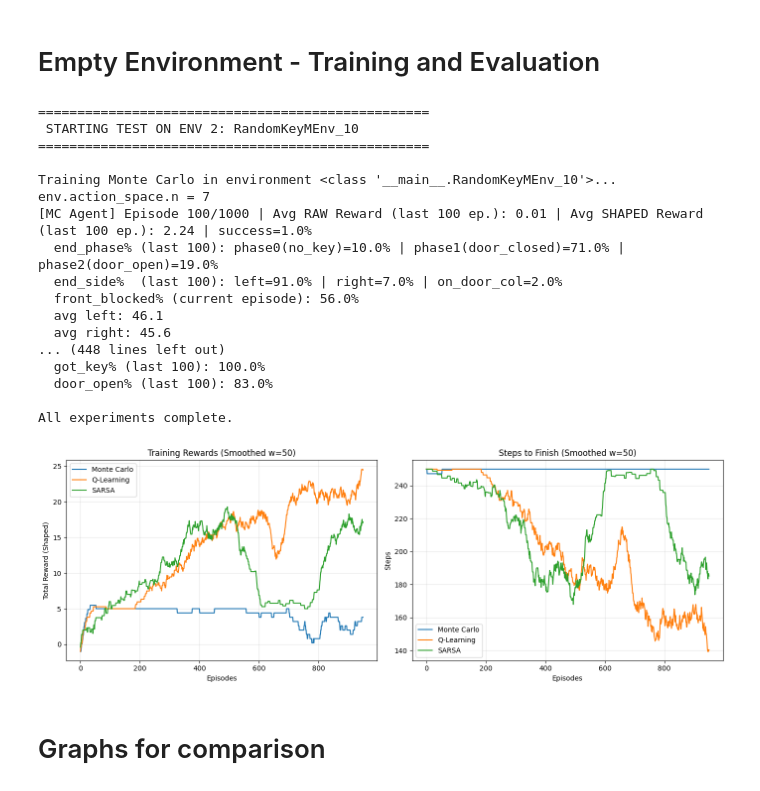
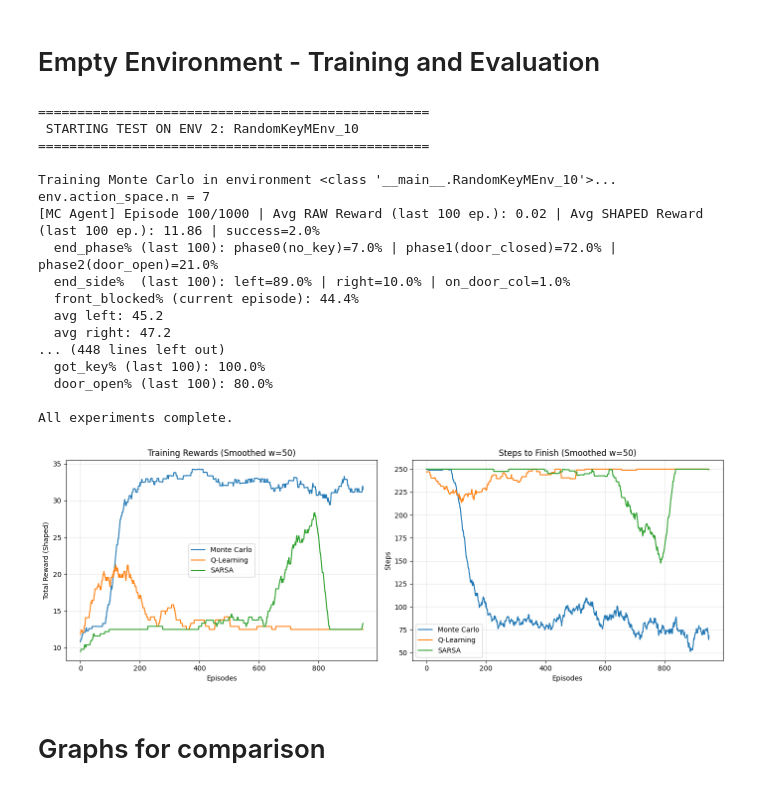
Before and after one commit to shaytanne/runi-reinforcement_learning-assignment2, a Jupyter notebook: MidProject_tabular_RL_Minigrid.ipynb, the cells around one changed output. Saved outputs shown, nothing was run; the diff lists cells and outputs as text; code cells hidden in the pictures.

Commit message:
- reward shaping key 15, goal 20, step -0.01 - MC > 85% , Q & sarsa broke

```diff
--- a/MidProject_tabular_RL_Minigrid.ipynb
+++ b/MidProject_tabular_RL_Minigrid.ipynb
@@ -770,8 +770,8 @@ class StateHandler:
                 # target
                 wall_column = getattr(self.env.unwrapped, "partition_col", None)
                 agent_x = agent_position[0]
-                reached_door = (wall_column is not None and agent_x >= wall_column)
-                target_position = goal_position if reached_door else door_position
+                is_crossed = (wall_column is not None and agent_x > wall_column)
+                target_position = goal_position if is_crossed else door_position
 
         # calculate relative vector (target - agent)
         dx = target_position[0] - agent_position[0]
@@ -1318,10 +1320,9 @@ class ExperimentRunner:
                 # DEBUG: print action counts # todo
                 avg_counts = np.mean(np.stack(action_counts_window, axis=0), axis=0)
                 # MiniGrid action names by index: 0 left, 1 right, 2 forward, 3 pickup, 4 drop, 5 toggle, 6 done
-                # (your key env uses 6 actions: 0..5, so 'done' isn't present)
                 names = ["left", "right", "forward", "pickup", "drop", "toggle", "done"]
-                for i, name in enumerate(names[:self.env.action_space.n]):
-                    print(f"  avg {name}: {avg_counts[i]:.1f}")
+                avg_counts_str = ", ".join(f"{names[i]}={avg_counts[i]:.1f}" for i in range(self.env.action_space.n))
+                print(f"  avg_action_counts (last 100): {avg_counts_str}")
                 print(f"  mean steps (last 100): {np.mean(steps_history[-100:]):.1f}")
                 print(f"  sum(avg action counts): {avg_counts.sum():.1f}")
                 print(f"  got_key% (last 100): {100*np.mean(got_key_hist[-100:]):.1f}%")
@@ -1507,19 +1508,19 @@ def key_door_reward_shaping(env: KeyFlatObsWrapper, reward: float , key_bonus_gi
 
     # penalty - step cost
     if reward == 0:
-        reward -= 0.1
+        reward -= 0.01
 
     # todo
     if reward == 1:
-        reward = 10.0
+        reward = 20.0
 
     # bonus - picked up key
     if env.is_carrying_key() and not key_bonus_given:
-        reward += 30.0
+        reward += 15.0
 
     # # bonus - opened door
     # if env.is_door_open() and not door_bonus_given:
-    #     reward += 30.0
+    #     reward += 15.0
 
     return reward
 
@@ -1614,41 +1615,41 @@ for agent_name, agent_cls in agents.items():
         **params  # lr, gamma, epsilon
     )
 
     train_rewards_raw, train_rewards_shaped, train_steps, train_success = runner.run()
 
     results[agent_name] = {
         "train_rewards_raw": train_rewards_raw,
         "train_rewards_shaped": train_rewards_shaped,
         "train_steps": train_steps,
         "train_success": train_success,
     }
 
     # cleanup
     runner.close()
 
 print("\nAll experiments complete.")
 
 # generate Plots
 plot_rewards(results)
 # %% [output]
 ==================================================
  STARTING TEST ON ENV 2: RandomKeyMEnv_10
 ==================================================
 
 Training Monte Carlo in environment <class '__main__.RandomKeyMEnv_10'>...
 env.action_space.n = 7
-[MC Agent] Episode 100/1000 | Avg RAW Reward (last 100 ep.): 0.01 | Avg SHAPED Reward (last 100 ep.): 2.24 | success=1.0%
-  end_phase% (last 100): phase0(no_key)=10.0% | phase1(door_closed)=71.0% | phase2(door_open)=19.0%
-  end_side%  (last 100): left=91.0% | right=7.0% | on_door_col=2.0%
-  front_blocked% (current episode): 56.0%
-  avg left: 46.1
-  avg right: 45.6
+[MC Agent] Episode 100/1000 | Avg RAW Reward (last 100 ep.): 0.02 | Avg SHAPED Reward (last 100 ep.): 11.86 | success=2.0%
+  end_phase% (last 100): phase0(no_key)=7.0% | phase1(door_closed)=72.0% | phase2(door_open)=21.0%
+  end_side%  (last 100): left=89.0% | right=10.0% | on_door_col=1.0%
+  front_blocked% (current episode): 44.4%
+  avg left: 45.2
+  avg right: 47.2
 ... (448 lines left out)
   got_key% (last 100): 100.0%
-  door_open% (last 100): 83.0%
+  door_open% (last 100): 80.0%
 
 All experiments complete.
-[figure, old version]
+[figure, new version]
 # %%
 total_episodes = 1000
 eval_interval = 100
```
Also changed, not shown: parts of 4 cells of this notebook, 1 other file.
